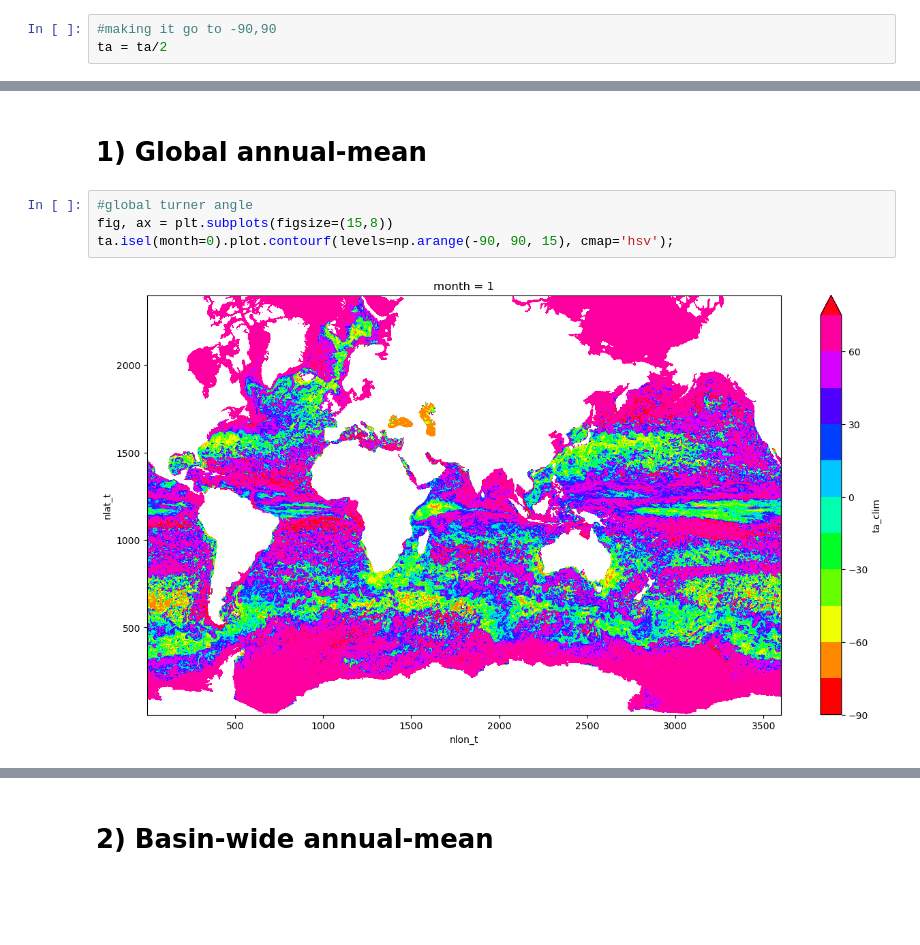
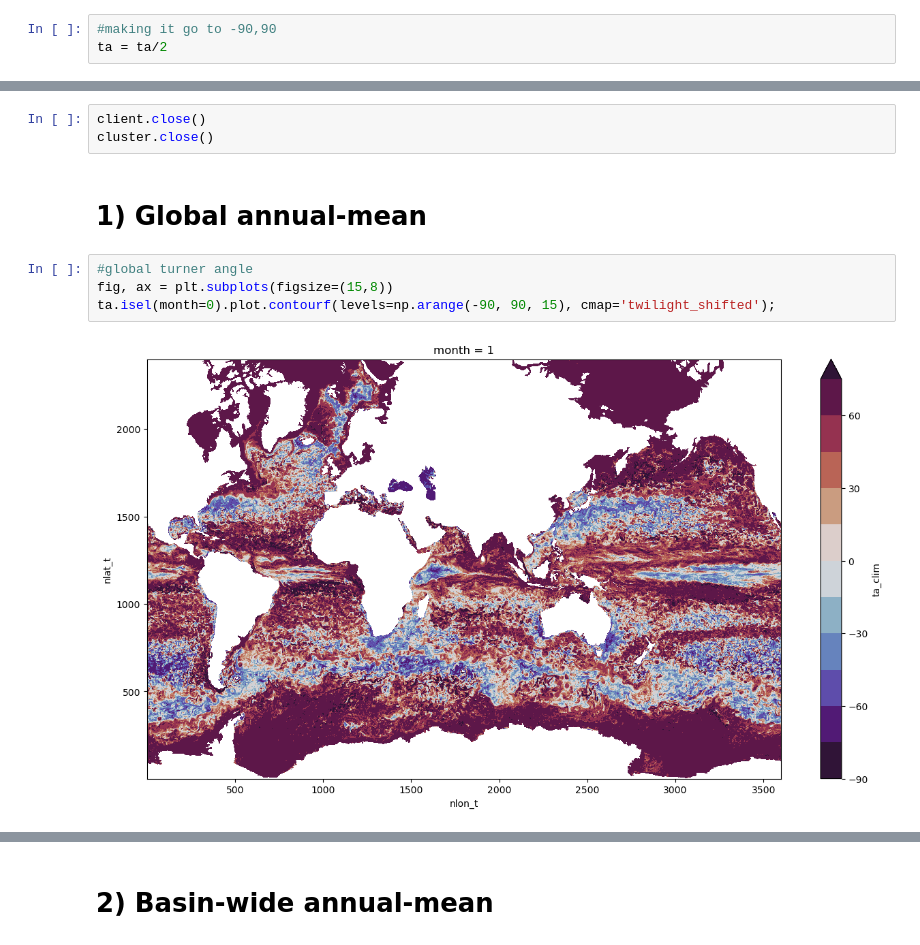
Before and after one commit to shanicetbailey/SST-gradients, a Jupyter notebook: CESM/3a_horiz_TA_figs.ipynb, the cells around one changed output, grey strips where cells are left out. Drawn from its saved outputs; the diff is of its cells as text; blank space fills up the shorter version.

```diff
--- a/CESM/3a_horiz_TA_figs.ipynb
+++ b/CESM/3a_horiz_TA_figs.ipynb
@@ -32,8 +50,11 @@ ta = ta/2
+# %%
+client.close()
+cluster.close()
 # %% [markdown]
 # 1) Global annual-mean <a class='anchor' id='first-bullet'> </a>
 # %%
 #global turner angle
 fig, ax = plt.subplots(figsize=(15,8))
-ta.isel(month=0).plot.contourf(levels=np.arange(-90, 90, 15), cmap='hsv');
+ta.isel(month=0).plot.contourf(levels=np.arange(-90, 90, 15), cmap='twilight_shifted');
 # %% [output]
-[figure, old version]
+[figure, new version]
```
Also changed, not shown: parts of 7 cells of this notebook.
